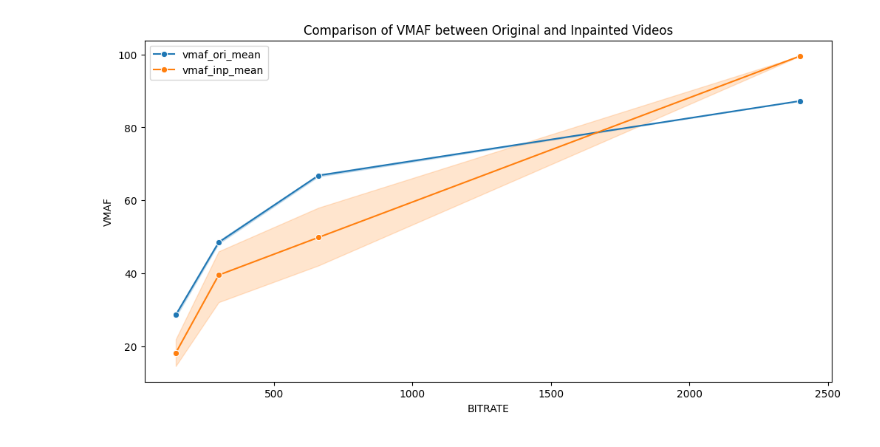
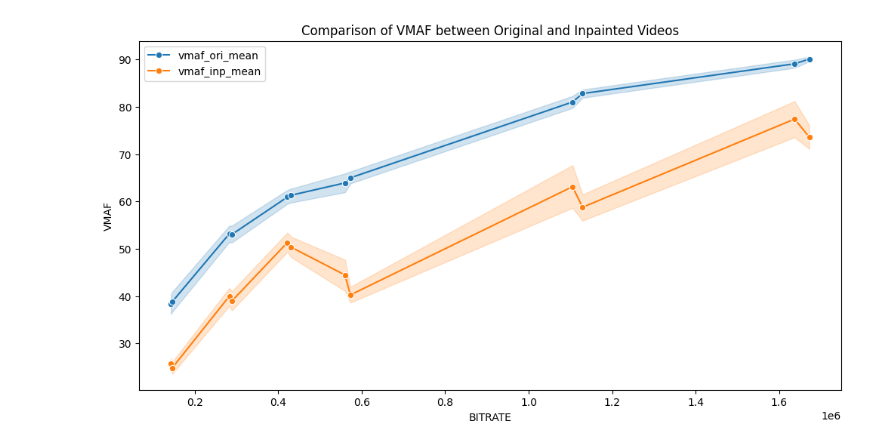
Before and after one commit to emanuele-artioli/elvis, a Jupyter notebook: show_results.ipynb, the cells around one changed output. Cells and saved outputs as stored; diff of their text form; code cells hidden in the pictures.

```diff
--- a/show_results.ipynb
+++ b/show_results.ipynb
@@ -43,23 +44,23 @@ plt.show()
 # %%
 # Function to plot comparison between original and inpainted results
 def plot_comparison(df, metric, parameter):
     plt.figure(figsize=(12, 6))
     sns.lineplot(data=df, x=parameter, y=f'{metric}_ori_mean', label=f'{metric}_ori_mean', marker='o')
     sns.lineplot(data=df, x=parameter, y=f'{metric}_inp_mean', label=f'{metric}_inp_mean', marker='o')
     plt.title(f'Comparison of {metric.upper()} between Original and Inpainted Videos')
     plt.xlabel(parameter.upper())
     plt.ylabel(metric.upper())
     plt.legend()
     plt.show()
 
 # Plot comparisons for each metric
 metrics = ['vmaf'] # 'mse', 'psnr', 'ssim'
-parameters = ['bitrate'] # 'bitrate', 'resolution', 'square_size', 'horizontal_stride', 'vertical_stride', 'neighbor_length', 'ref_stride', 'subvideo_length'
+parameters = ['bitrate'] # 'video_name', 'scene_number', 'resolution', 'square_size', 'percentage_to_remove', 'alpha', 'neighbor_length', 'ref_stride', 'subvideo_length', 'bitrate', 'server_runtime', 'client_runtime'
 for metric in metrics:
     for parameter in parameters:
-        plot_comparison(df[df.vertical_stride == 1], metric, parameter)
+        plot_comparison(df, metric, parameter)
 # %% [output]
-[figure, old version]
+[figure, new version]
 # %%
 # Identify which scenes have better quality for original vs inpainted
 df['better_quality'] = df.apply(lambda row: 'original' if row['vmaf_ori_mean'] > row['vmaf_inp_mean'] else 'inpainted', axis=1)
```
Also changed, not shown: parts of 4 cells of this notebook, 5 other files.
